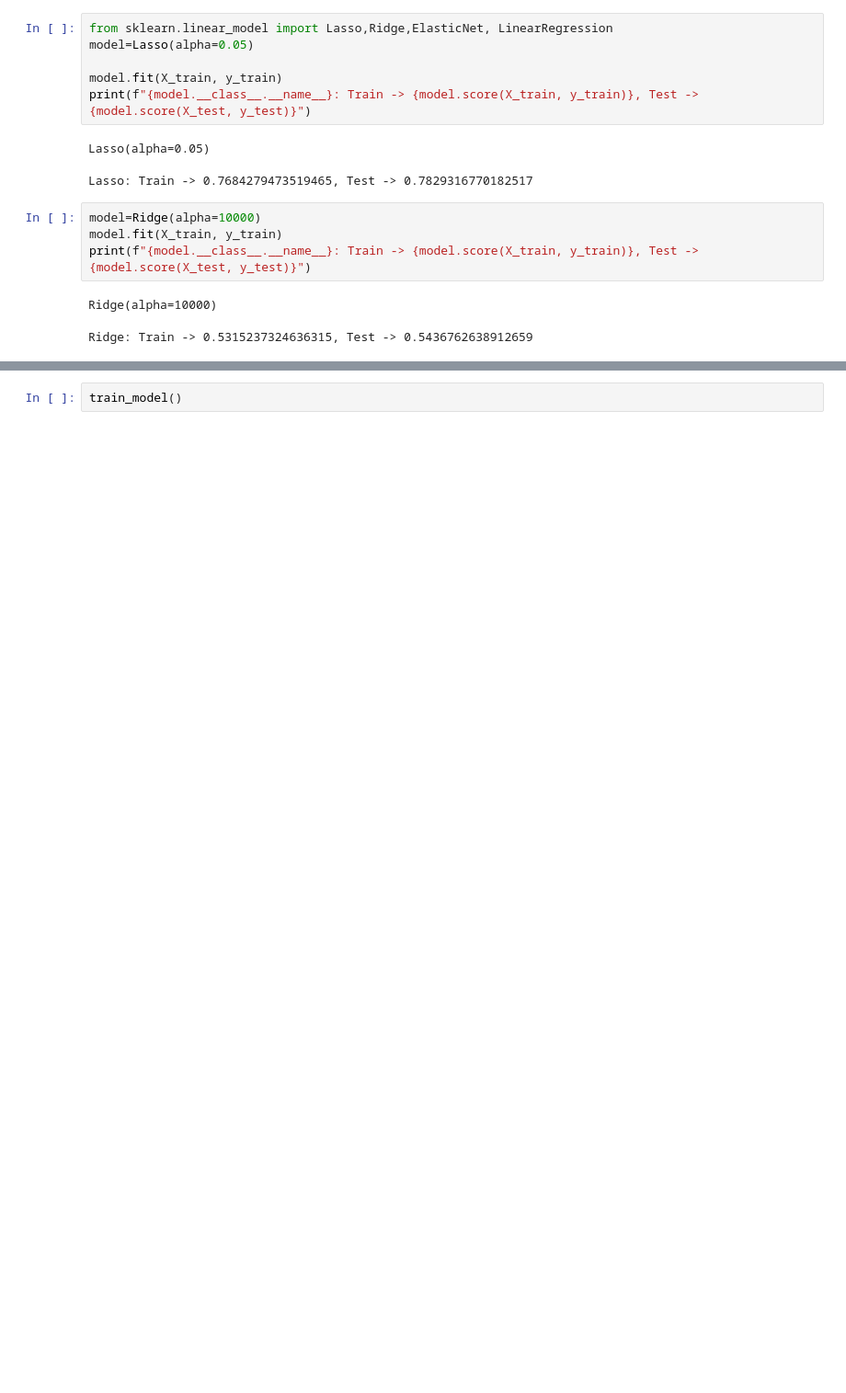
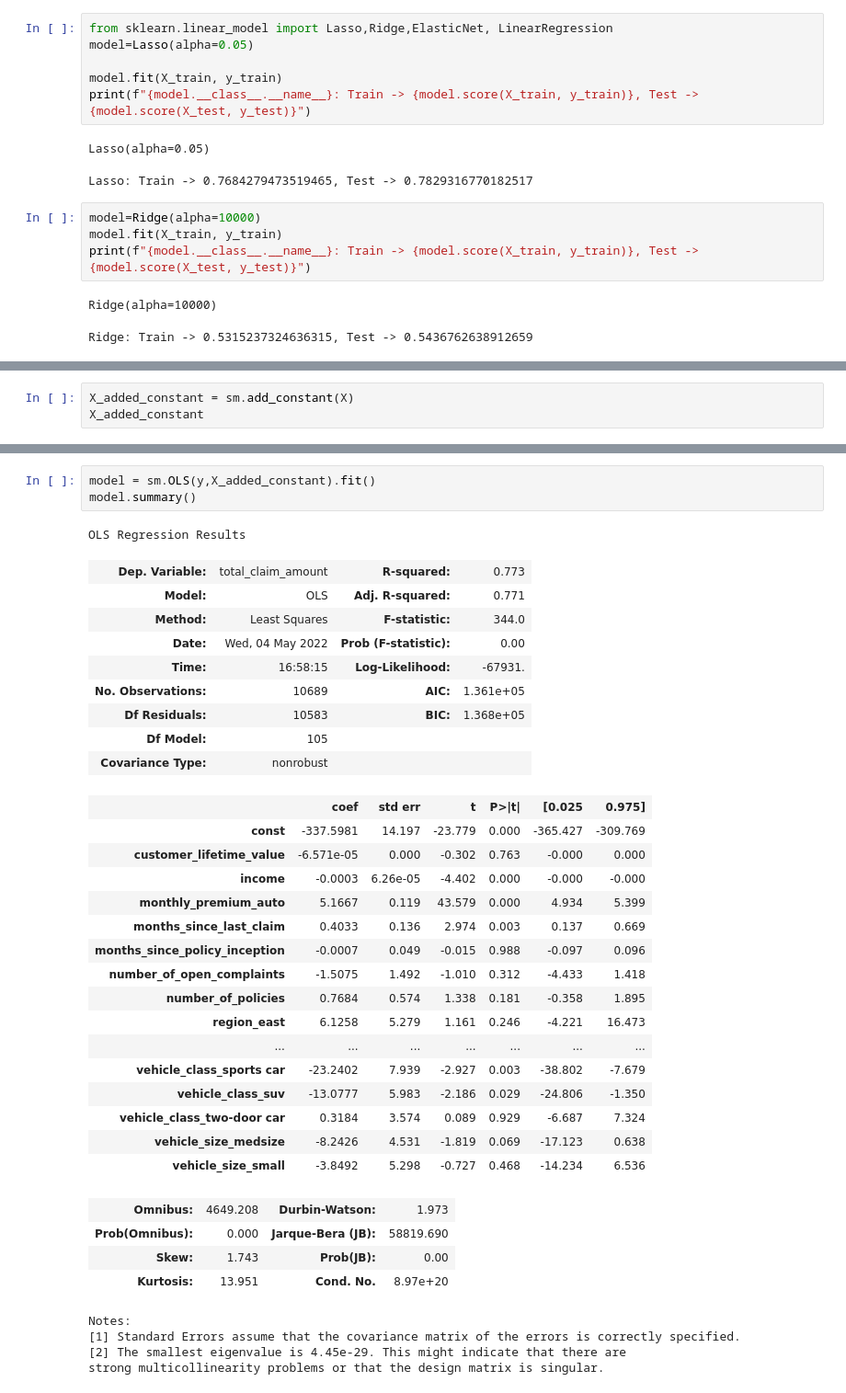
Before and after one commit to deniemmer/IronDenise, a Jupyter notebook: Week 4/Machine Learning - Concatenated DF Numerical and Categorical.ipynb, the cells around one changed output, grey strips where cells are left out. Shown: that part at 92% size. Cells and saved outputs as stored; diff of their text form; blank space fills up the shorter version.

```diff
--- a/Week 4/Machine Learning - Concatenated DF Numerical and Categorical.ipynb
+++ b/Week 4/Machine Learning - Concatenated DF Numerical and Categorical.ipynb
@@ -574,0 +569,3 @@ AttributeError: 'Ridge' object has no attribute 'params'
+# %%
+X_added_constant = sm.add_constant(X)
+X_added_constant
@@ -575,2 +586,38 @@ AttributeError: 'Ridge' object has no attribute 'params'
 # %%
-train_model()
+model = sm.OLS(y,X_added_constant).fit()
+model.summary()
+# %% [output]
+OLS Regression Results
+| Dep. Variable: | total_claim_amount | R-squared: | 0.773 |
+| Model: | OLS | Adj. R-squared: | 0.771 |
+| Method: | Least Squares | F-statistic: | 344.0 |
+| Date: | Wed, 04 May 2022 | Prob (F-statistic): | 0.00 |
+| Time: | 16:58:15 | Log-Likelihood: | -67931. |
+| No. Observations: | 10689 | AIC: | 1.361e+05 |
+| Df Residuals: | 10583 | BIC: | 1.368e+05 |
+| Df Model: | 105 |  |  |
+| Covariance Type: | nonrobust |  |  |
+|  | coef | std err | t | P>|t| | [0.025 | 0.975] |
+| const | -337.5981 | 14.197 | -23.779 | 0.000 | -365.427 | -309.769 |
+| customer_lifetime_value | -6.571e-05 | 0.000 | -0.302 | 0.763 | -0.000 | 0.000 |
+| income | -0.0003 | 6.26e-05 | -4.402 | 0.000 | -0.000 | -0.000 |
+| monthly_premium_auto | 5.1667 | 0.119 | 43.579 | 0.000 | 4.934 | 5.399 |
+| months_since_last_claim | 0.4033 | 0.136 | 2.974 | 0.003 | 0.137 | 0.669 |
+| months_since_policy_inception | -0.0007 | 0.049 | -0.015 | 0.988 | -0.097 | 0.096 |
+| number_of_open_complaints | -1.5075 | 1.492 | -1.010 | 0.312 | -4.433 | 1.418 |
+| number_of_policies | 0.7684 | 0.574 | 1.338 | 0.181 | -0.358 | 1.895 |
+| region_east | 6.1258 | 5.279 | 1.161 | 0.246 | -4.221 | 16.473 |
+| ... | ... | ... | ... | ... | ... | ... |
+| vehicle_class_sports car | -23.2402 | 7.939 | -2.927 | 0.003 | -38.802 | -7.679 |
+| vehicle_class_suv | -13.0777 | 5.983 | -2.186 | 0.029 | -24.806 | -1.350 |
+| vehicle_class_two-door car | 0.3184 | 3.574 | 0.089 | 0.929 | -6.687 | 7.324 |
+| vehicle_size_medsize | -8.2426 | 4.531 | -1.819 | 0.069 | -17.123 | 0.638 |
+| vehicle_size_small | -3.8492 | 5.298 | -0.727 | 0.468 | -14.234 | 6.536 |
+| Omnibus: | 4649.208 | Durbin-Watson: | 1.973 |
+| Prob(Omnibus): | 0.000 | Jarque-Bera (JB): | 58819.690 |
+| Skew: | 1.743 | Prob(JB): | 0.00 |
+| Kurtosis: | 13.951 | Cond. No. | 8.97e+20 |
+Notes:
+[1] Standard Errors assume that the covariance matrix of the errors is correctly specified.
+[2] The smallest eigenvalue is 4.45e-29. This might indicate that there are
+strong multicollinearity problems or that the design matrix is singular.
```
Also changed, not shown: parts of 4 cells of this notebook.
